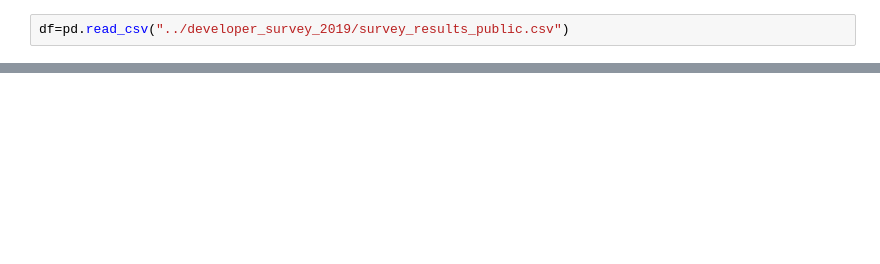
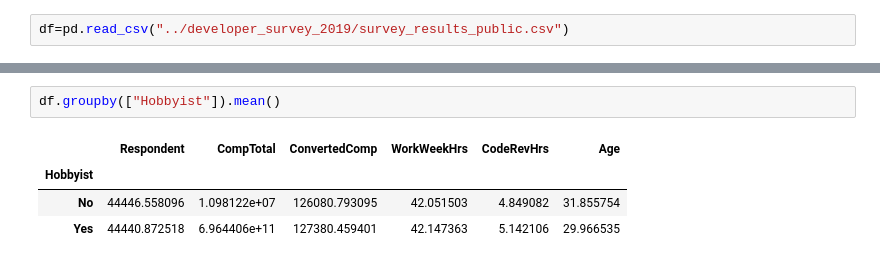
Before and after one commit to santoshvijapure/stakOverFLow_Data_Analysis, a Jupyter notebook: notebooks/language analytics.ipynb, the cells around one changed output, grey strips where cells are left out. Drawn from its saved outputs; the diff is of its cells as text; blank space fills up the shorter version.

```diff
--- a/notebooks/language analytics.ipynb
+++ b/notebooks/language analytics.ipynb
@@ -28,0 +63,7 @@ df.Hobbyist[95]
+# %%
+df.groupby(["Hobbyist"]).mean()
+# %% [output]
+|  | Respondent | CompTotal | ConvertedComp | WorkWeekHrs | CodeRevHrs | Age |
+| Hobbyist |  |  |  |  |  |  |
+| No | 44446.558096 | 1.098122e+07 | 126080.793095 | 42.051503 | 4.849082 | 31.855754 |
+| Yes | 44440.872518 | 6.964406e+11 | 127380.459401 | 42.147363 | 5.142106 | 29.966535 |
```
Also changed, not shown: parts of 10 cells of this notebook.
